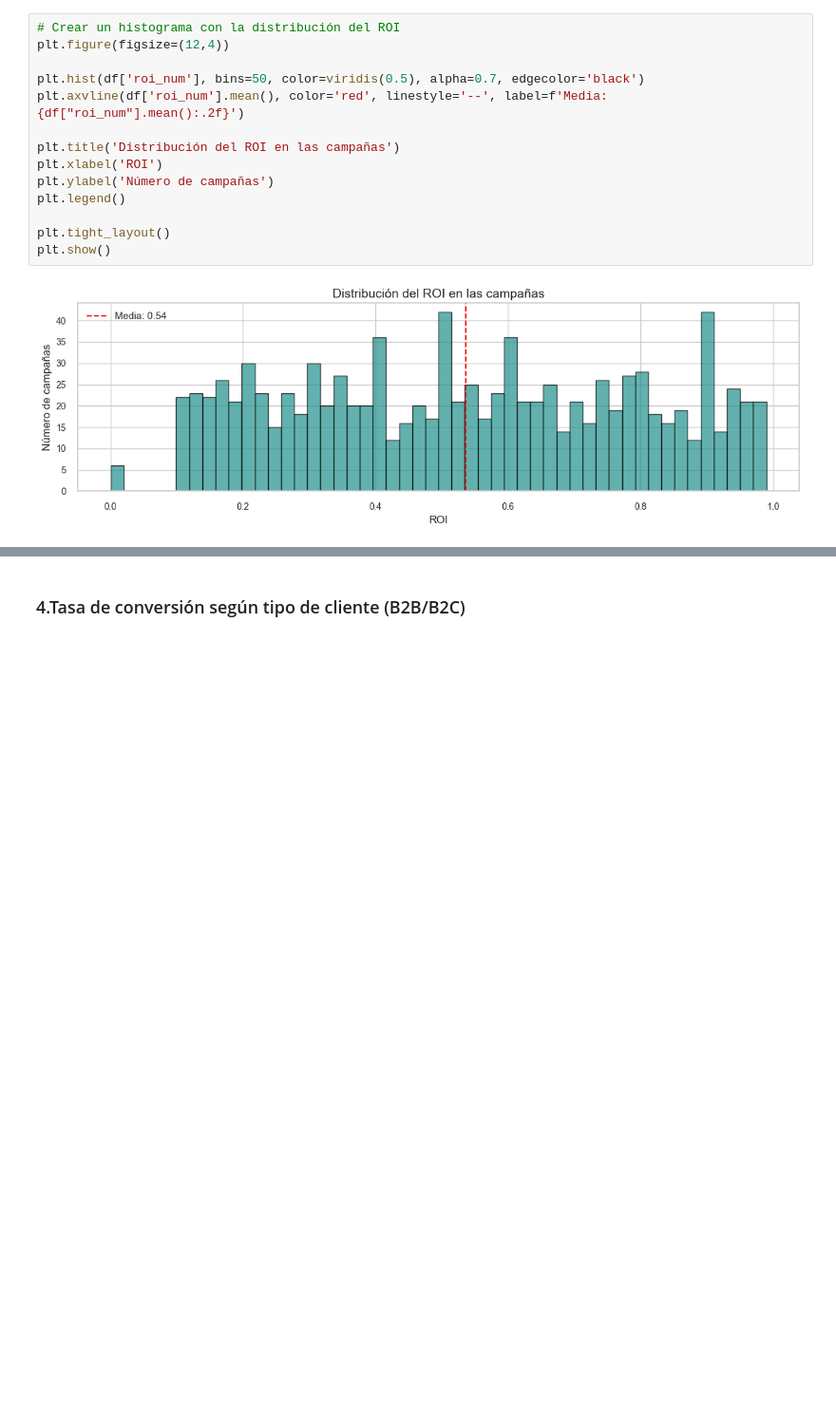
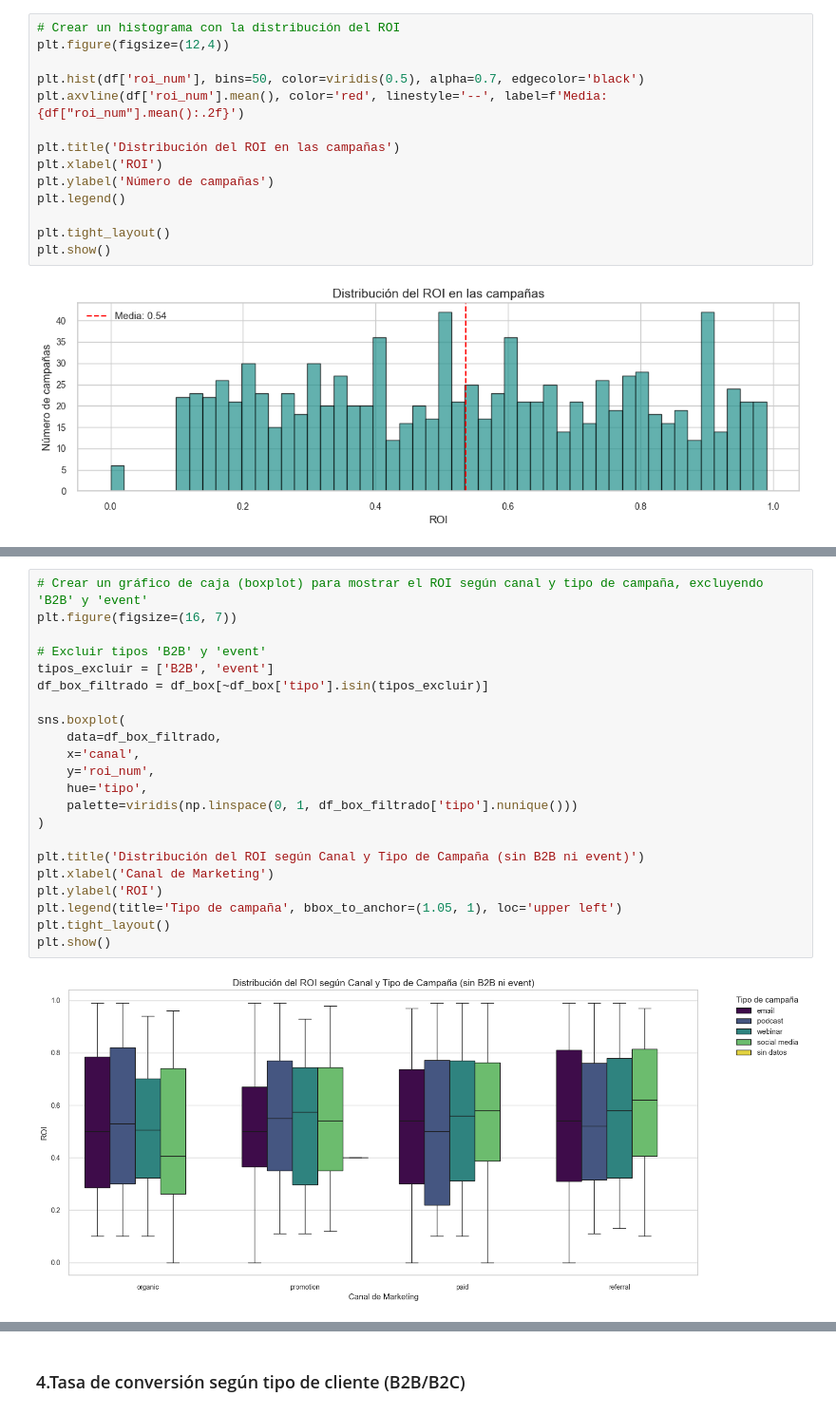
Before and after one commit to carlxngel/upgrade-hub-marketing-analysis, a Jupyter notebook: código/EDA.ipynb, the cells around one changed output, grey strips where cells are left out. Shown at 95% size. Saved outputs shown, nothing was run; the diff lists cells and outputs as text; blank space fills up the shorter version.

```diff
--- a/EDA.ipynb
+++ b/código/EDA.ipynb
@@ -285,0 +296,24 @@ plt.show()
+# %%
+# Crear un gráfico de caja (boxplot) para mostrar el ROI según canal y tipo de campaña, excluyendo 'B2B' y 'event'
+plt.figure(figsize=(16, 7))
+
+# Excluir tipos 'B2B' y 'event'
+tipos_excluir = ['B2B', 'event']
+df_box_filtrado = df_box[~df_box['tipo'].isin(tipos_excluir)]
+
+sns.boxplot(
+    data=df_box_filtrado,
+    x='canal',
+    y='roi_num',
+    hue='tipo',
+    palette=viridis(np.linspace(0, 1, df_box_filtrado['tipo'].nunique()))
+)
+
+plt.title('Distribución del ROI según Canal y Tipo de Campaña (sin B2B ni event)')
+plt.xlabel('Canal de Marketing')
+plt.ylabel('ROI')
+plt.legend(title='Tipo de campaña', bbox_to_anchor=(1.05, 1), loc='upper left')
+plt.tight_layout()
+plt.show()
+# %% [output]
+[figure, added]
```
Also changed, not shown: parts of 12 cells of this notebook, 3 other files.
